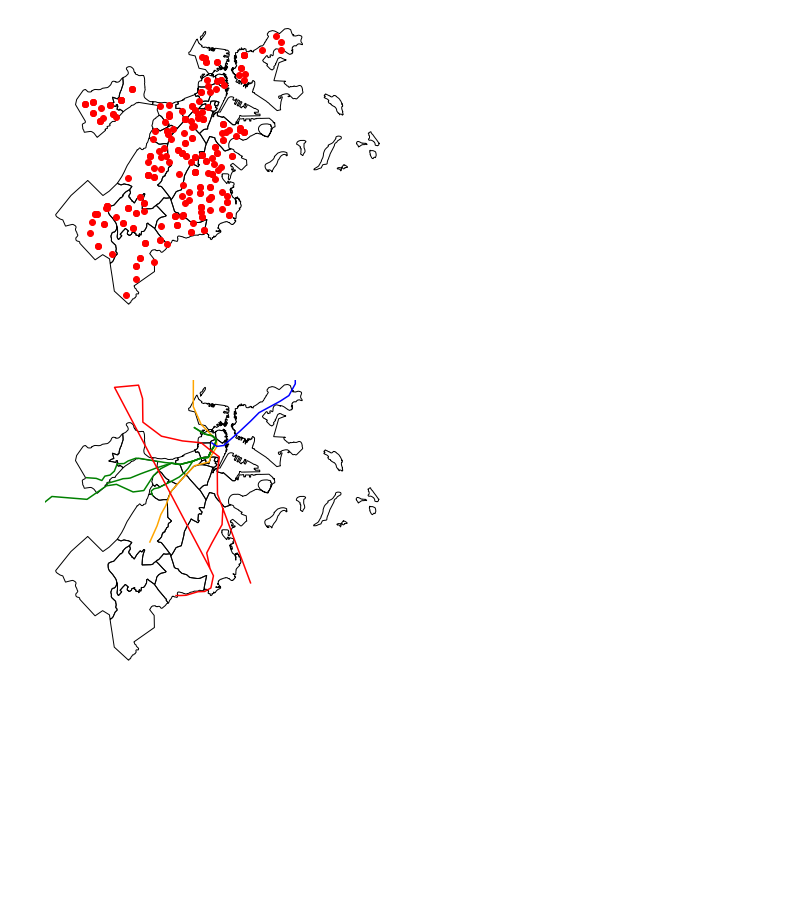
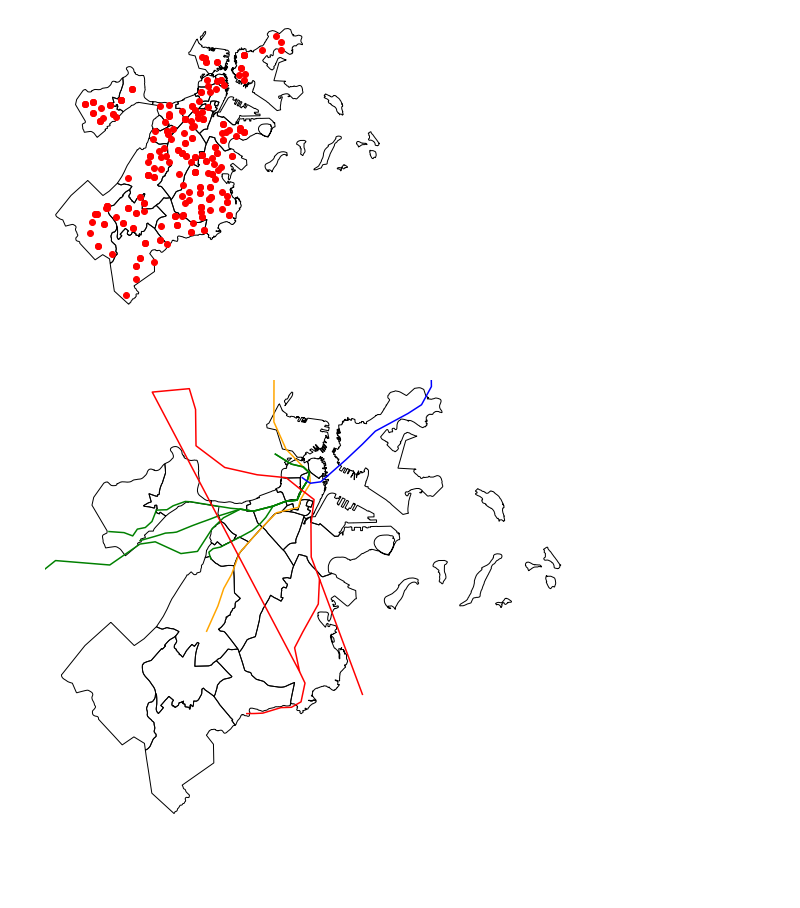
Before and after one commit to broussardjojo/bvr2, a Jupyter notebook: main.ipynb, the cells around one changed output. Drawn from its saved outputs; the diff is of its cells as text; code cells hidden in the pictures; blank space fills up the shorter version.

```diff
--- a/main.ipynb
+++ b/main.ipynb
@@ -40,27 +44,27 @@ polling_locations.plot(ax = ax, color = 'red')
 # %%
 # Adding subway routes [LineString data type]
 # Note that geoplot cannot plot linestrings!
 # to plot a linestring, you must use the geopandas.plot method
-ax = gplt.polyplot(boston_neighborhoods, extent = boston)
+ax = gplt.polyplot(boston_neighborhoods, extent = boston, figsize = (10,10))
 mbta_routes = gpd.read_file('datasets/routes.geojson')
 
 # Plotting Orange Line
 orange_line = mbta_routes.query("name=='Orange Line'")
 ax = orange_line.plot(ax = ax, color= 'orange')
 
 # Green Line
 green_line = mbta_routes.query("name in ['Boston College (B)', 'Cleveland Circle (C)', 'Riverside (D)', 'Heath St. (E)']")
 ax = green_line.plot(ax = ax, color = 'green')
 
 # Red line
 # Note - there's a problem here in the Braintree line.
 # Fixing it requires... looking at the coordinates of
 # each individual stop on the braintree line :/
 red_line = mbta_routes.query("name in ['Braintree', 'Mattapan']")
 ax = red_line.plot(ax = ax, color = 'red')
 
 # Blue line
 blue_line = mbta_routes.query("name == 'Blue Line'")
 ax = blue_line.plot(ax = ax, color = 'blue')
 # %% [output]
-[figure, old version]
+[figure, new version]
```
Also changed, not shown: parts of 1 cell of this notebook.
